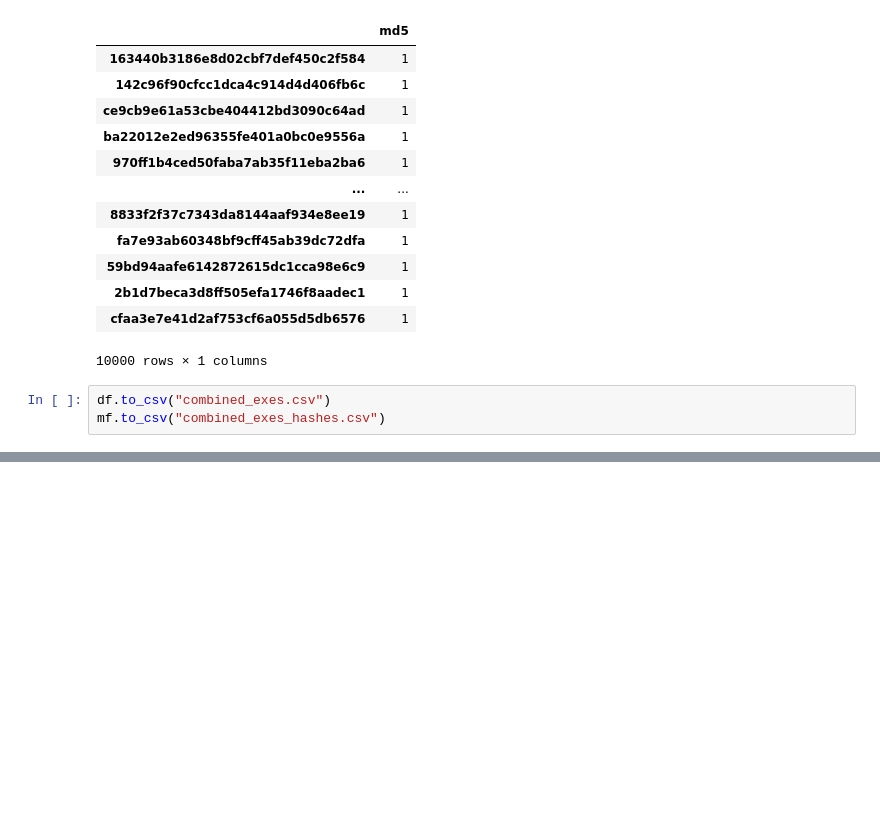
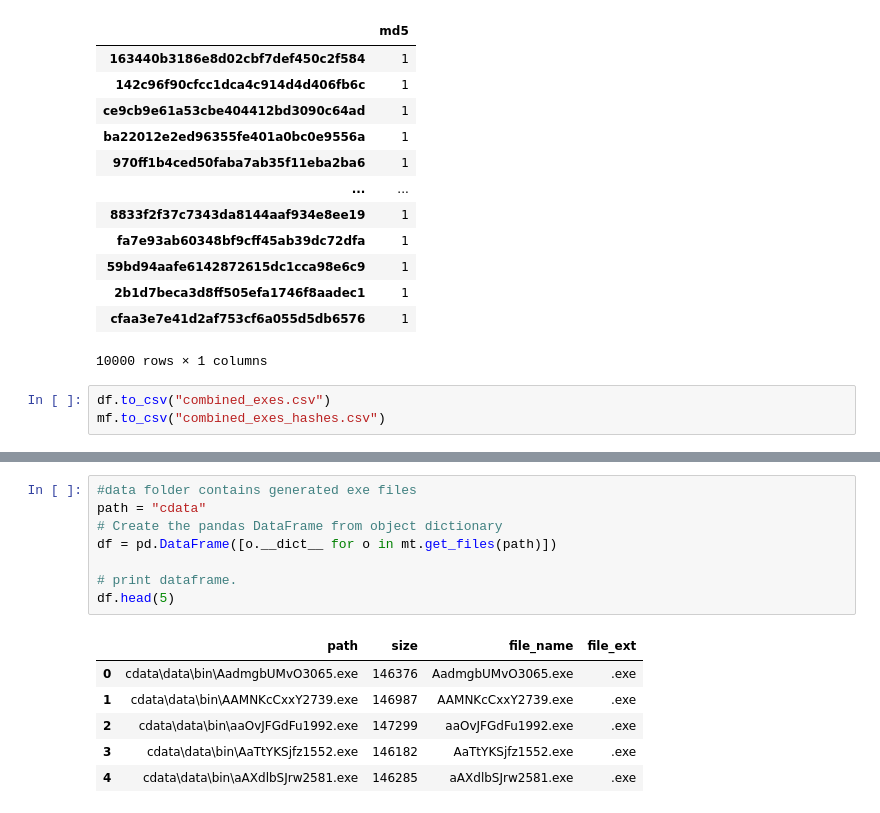
Before and after one commit to gcc71/msds-practicum-two, a Jupyter notebook: HashSet.ipynb, the cells around one changed output, grey strips where cells are left out. Cells and saved outputs as stored; diff of their text form; blank space fills up the shorter version.

```diff
--- a/HashSet.ipynb
+++ b/HashSet.ipynb
@@ -117,0 +207,15 @@ mf.to_csv("combined_exes_hashes.csv")
+# %%
+#data folder contains generated exe files
+path = "cdata"
+# Create the pandas DataFrame from object dictionary
+df = pd.DataFrame([o.__dict__ for o in mt.get_files(path)])
+
+# print dataframe.
+df.head(5)
+# %% [output]
+|  | path | size | file_name | file_ext |
+| 0 | cdata\data\bin\AadmgbUMvO3065.exe | 146376 | AadmgbUMvO3065.exe | .exe |
+| 1 | cdata\data\bin\AAMNKcCxxY2739.exe | 146987 | AAMNKcCxxY2739.exe | .exe |
+| 2 | cdata\data\bin\aaOvJFGdFu1992.exe | 147299 | aaOvJFGdFu1992.exe | .exe |
+| 3 | cdata\data\bin\AaTtYKSjfz1552.exe | 146182 | AaTtYKSjfz1552.exe | .exe |
+| 4 | cdata\data\bin\aAXdlbSJrw2581.exe | 146285 | aAXdlbSJrw2581.exe | .exe |
```
Also changed, not shown: parts of 17 cells of this notebook, 1 other file.
